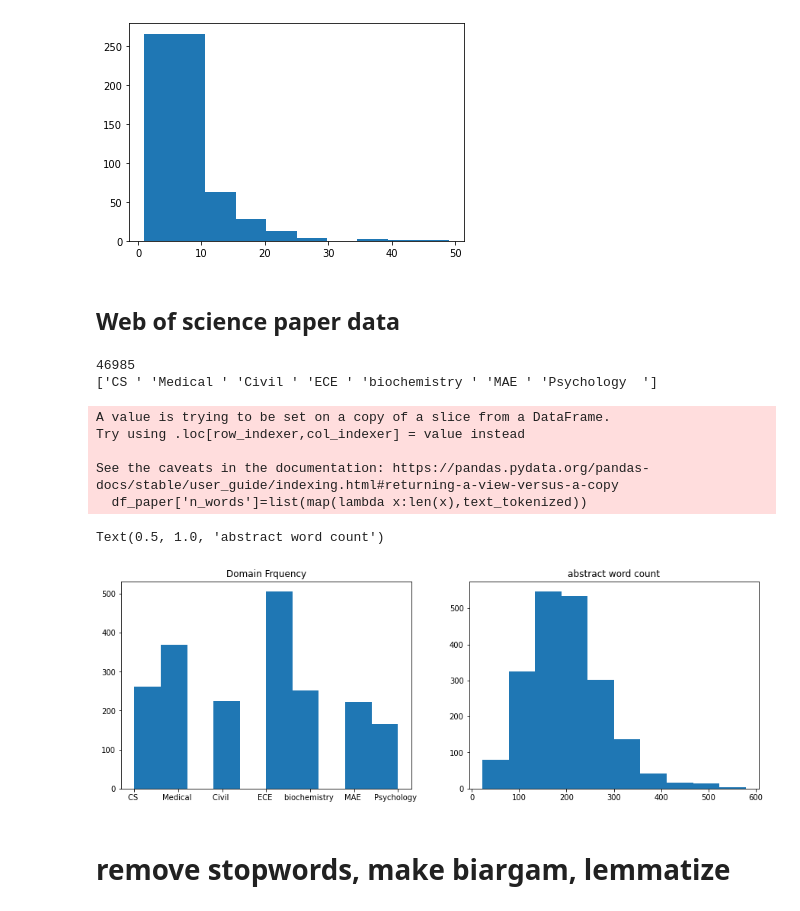
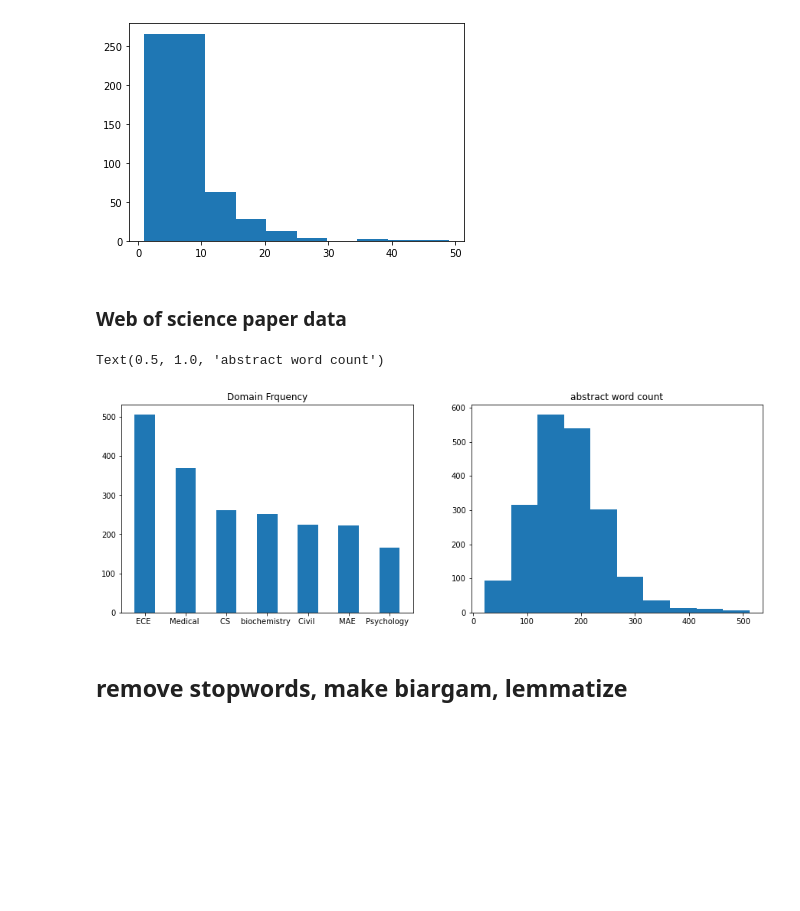
Before and after one commit to clarissaache/DocumentClassifier, a Jupyter notebook: lda.ipynb, the cells around one changed output. Drawn from its saved outputs; the diff is of its cells as text; code cells hidden in the pictures; blank space fills up the shorter version.

```diff
--- a/lda.ipynb
+++ b/lda.ipynb
@@ -65,33 +69,28 @@ See the caveats in the documentation: https://pandas.pydata.org/pandas-docs/stab
   df['n_words']=list(map(lambda x:len(x),text_tokenized))
 [figure]
 # %% [markdown]
-## Web of science paper data
+### Web of science paper data
 # %%
 # read-in pre-labled research apper abstracts
 df_paper_raw = pd.read_excel("data/WebOfScienceData.xlsx",sheet_name="abstracts")
 print(len(df_paper_raw))
-df_paper = df_paper_raw.head(2000)
+df_paper = df_paper_raw.head(2000) #use first 2000
 print(df_paper.Domain.unique())
 
-# tokenize each text
-text_tokenized = list(map(lambda news:nltk.word_tokenize(news.lower()), df_paper['Abstract']))
+# remove puncutations and number, then tokenize each text
+text_tokenized = list(map(lambda abstract_i:nltk.word_tokenize(re.sub(r'[^A-Za-z\s]','',abstract_i.lower())), df_paper['Abstract']))
 len(text_tokenized)
 df_paper['n_words']=list(map(lambda x:len(x),text_tokenized))
 
 fig,axs = plt.subplots(1,2,figsize=(15,5))
-axs[0].hist(df_paper.Domain,)
+categories = df_paper.Domain.value_counts().index
+counts = df_paper.Domain.value_counts().values
+axs[0].bar(categories, counts, width=0.5)
 axs[0].set_title("Domain Frquency")
 axs[1].hist(df_paper.n_words)
 axs[1].set_title("abstract word count")
 # %% [output]
-46985
-['CS ' 'Medical ' 'Civil ' 'ECE ' 'biochemistry ' 'MAE ' 'Psychology  ']
+Text(0.5, 1.0, 'abstract word count')
-A value is trying to be set on a copy of a slice from a DataFrame.
-Try using .loc[row_indexer,col_indexer] = value instead
-
-See the caveats in the documentation: https://pandas.pydata.org/pandas-docs/stable/user_guide/indexing.html#returning-a-view-versus-a-copy
-  df_paper['n_words']=list(map(lambda x:len(x),text_tokenized))
-Text(0.5, 1.0, 'abstract word count')
-[figure, old version]
+[figure, new version]
 # %% [markdown]
-# remove stopwords, make biargam, lemmatize
+## remove stopwords, make biargam, lemmatize
```
Also changed, not shown: parts of 28 cells of this notebook.
